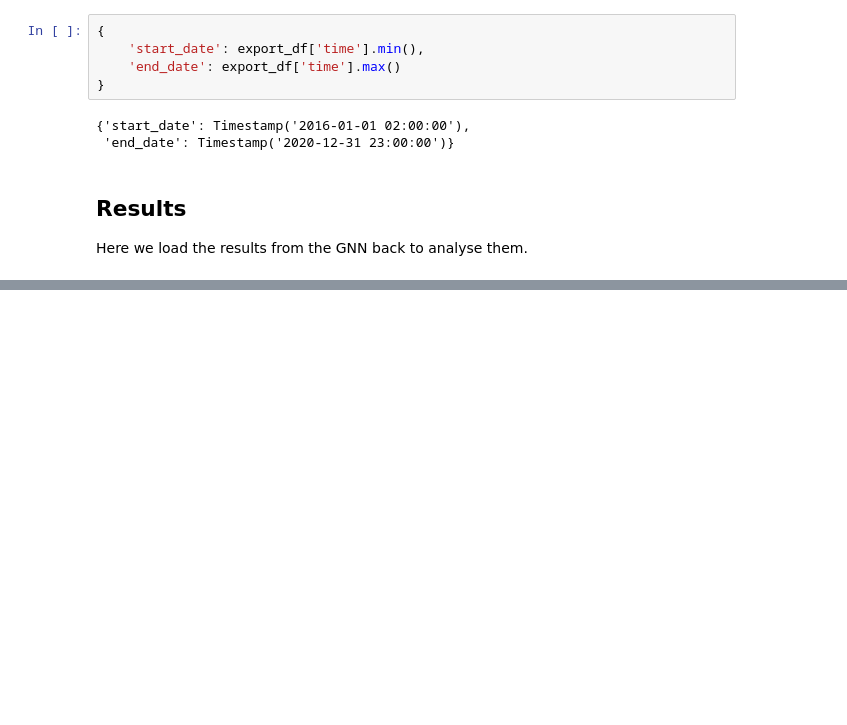
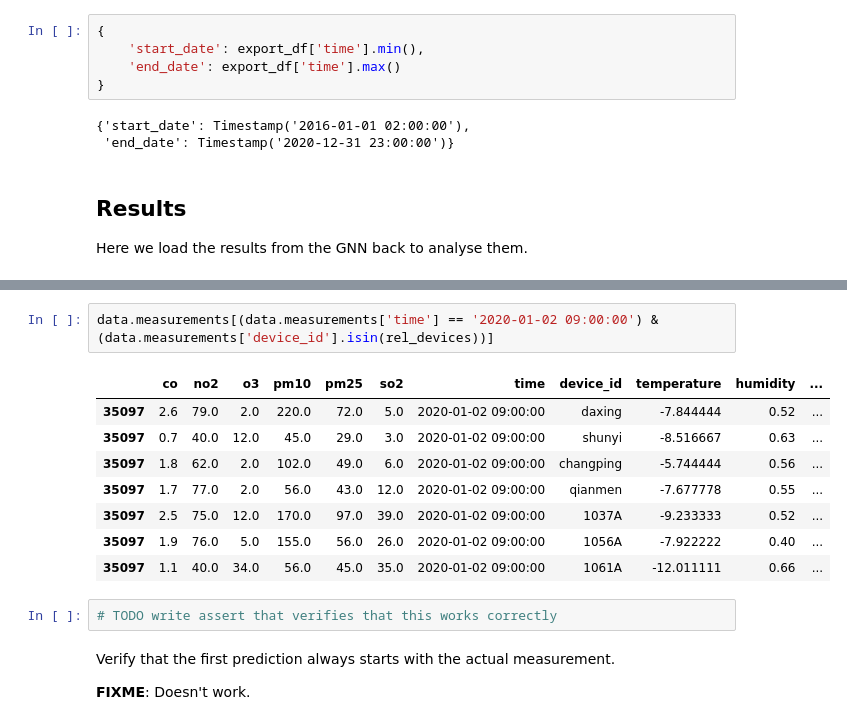
Before and after one commit to deutschmn/split-pollution-sources, a Jupyter notebook: gnn-prep.ipynb, the cells around one changed output, grey strips where cells are left out. Cells and saved outputs as stored; diff of their text form; blank space fills up the shorter version.

```diff
--- a/gnn-prep.ipynb
+++ b/gnn-prep.ipynb
@@ -185,0 +195,17 @@ transform_preds_back(time_npy, pred_npy, rel_devices, '2020-07-05 07:00:00', mel
+# %%
+data.measurements[(data.measurements['time'] == '2020-01-02 09:00:00') & (data.measurements['device_id'].isin(rel_devices))]
+# %% [output]
+|  | co | no2 | o3 | pm10 | pm25 | so2 | time | device_id | temperature | humidity | ... |
+| 35097 | 2.6 | 79.0 | 2.0 | 220.0 | 72.0 | 5.0 | 2020-01-02 09:00:00 | daxing | -7.844444 | 0.52 | ... |
+| 35097 | 0.7 | 40.0 | 12.0 | 45.0 | 29.0 | 3.0 | 2020-01-02 09:00:00 | shunyi | -8.516667 | 0.63 | ... |
+| 35097 | 1.8 | 62.0 | 2.0 | 102.0 | 49.0 | 6.0 | 2020-01-02 09:00:00 | changping | -5.744444 | 0.56 | ... |
+| 35097 | 1.7 | 77.0 | 2.0 | 56.0 | 43.0 | 12.0 | 2020-01-02 09:00:00 | qianmen | -7.677778 | 0.55 | ... |
+| 35097 | 2.5 | 75.0 | 12.0 | 170.0 | 97.0 | 39.0 | 2020-01-02 09:00:00 | 1037A | -9.233333 | 0.52 | ... |
+| 35097 | 1.9 | 76.0 | 5.0 | 155.0 | 56.0 | 26.0 | 2020-01-02 09:00:00 | 1056A | -7.922222 | 0.40 | ... |
+| 35097 | 1.1 | 40.0 | 34.0 | 56.0 | 45.0 | 35.0 | 2020-01-02 09:00:00 | 1061A | -12.011111 | 0.66 | ... |
+# %%
+# TODO write assert that verifies that this works correctly
+# %% [markdown]
+Verify that the first prediction always starts with the actual measurement.
+
+**FIXME**: Doesn't work.
```
Also changed, not shown: parts of 8 cells of this notebook, 2 other files.
